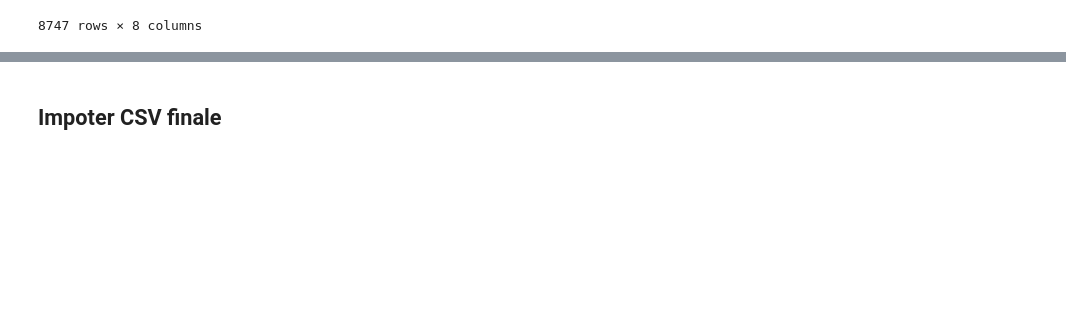
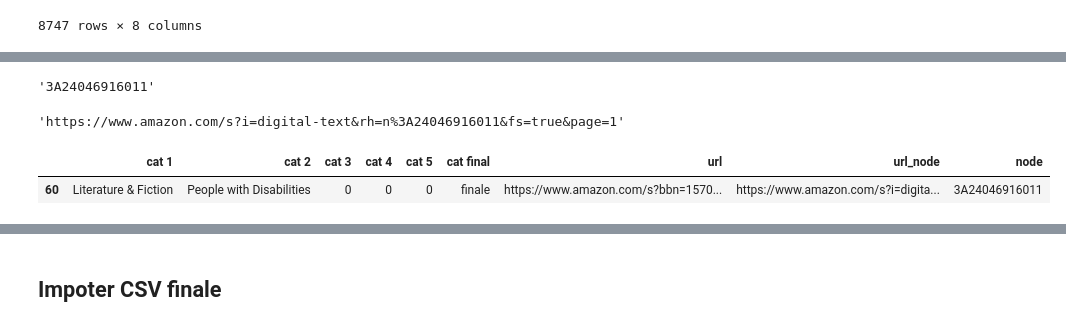
Before and after one commit to thomasgassin/kindle-scrapper, a Jupyter notebook: notebooks/NoteBook.ipynb, the cells around one changed output, grey strips where cells are left out. Saved outputs shown, nothing was run; the diff lists cells and outputs as text; code cells hidden in the pictures; blank space fills up the shorter version.

Commit message:
version finale avec les nodes amazons

```diff
--- a/notebooks/NoteBook.ipynb
+++ b/notebooks/NoteBook.ipynb
@@ -110,6 +110,10 @@ def trouver_node_url(url):
     lien = 'https://www.amazon.com/s?i=digital-text&rh=n%' + node +'&fs=true&page=1'
     #browser.get(lien)
     return(lien)
+
+def trouver_node(url):
+    node = url.split('&dc')[0].split('%')[-1]
+    return (node)
 # %% [markdown]
 # Ouverture du navigateur
 # %% [markdown]
@@ -697,4 +701,4 @@ dataframe_FINALE.drop_duplicates()
 | 8746 | Travel | United States | Washington, D.C. | 0 | 0 | finale | https://www.amazon.com/s?bbn=1599... | https://www.amazon.com/s?i=digita... |
 8747 rows × 8 columns
 # %%
-dataframe_FINALE
+dataframe_FINALE['node'] = dataframe_FINALE['url'].apply(trouver_node)
@@ -714,0 +705,13 @@ dataframe_FINALE
+# %%
+dataframe_FINALE['node'][60]
+# %% [output]
+'3A24046916011'
+# %%
+dataframe_FINALE['url_node'][60]
+# %% [output]
+'https://www.amazon.com/s?i=digital-text&rh=n%3A24046916011&fs=true&page=1'
+# %%
+dataframe_FINALE.loc[[60]]
+# %% [output]
+|  | cat 1 | cat 2 | cat 3 | cat 4 | cat 5 | cat final | url | url_node | node |
+| 60 | Literature & Fiction | People with Disabilities | 0 | 0 | 0 | finale | https://www.amazon.com/s?bbn=1570... | https://www.amazon.com/s?i=digita... | 3A24046916011 |
```
Also changed, not shown: parts of 8 cells of this notebook.
